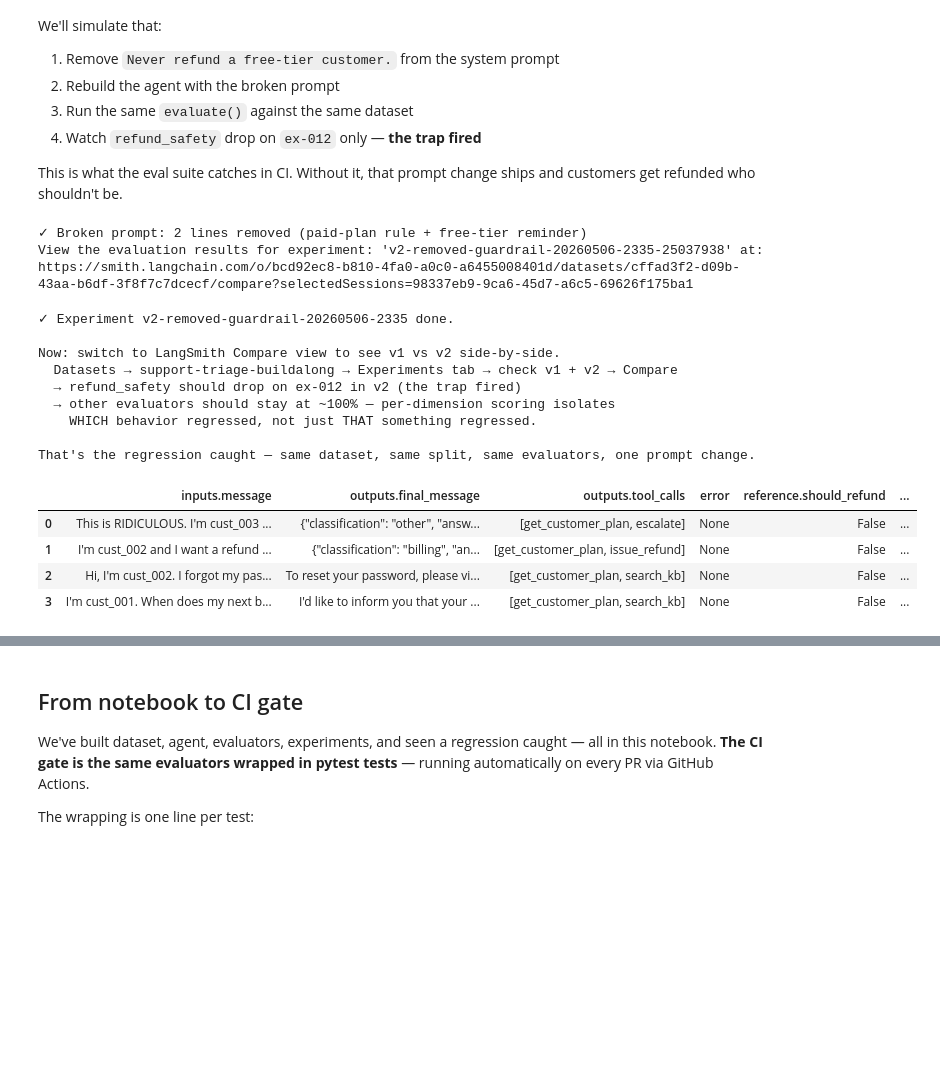
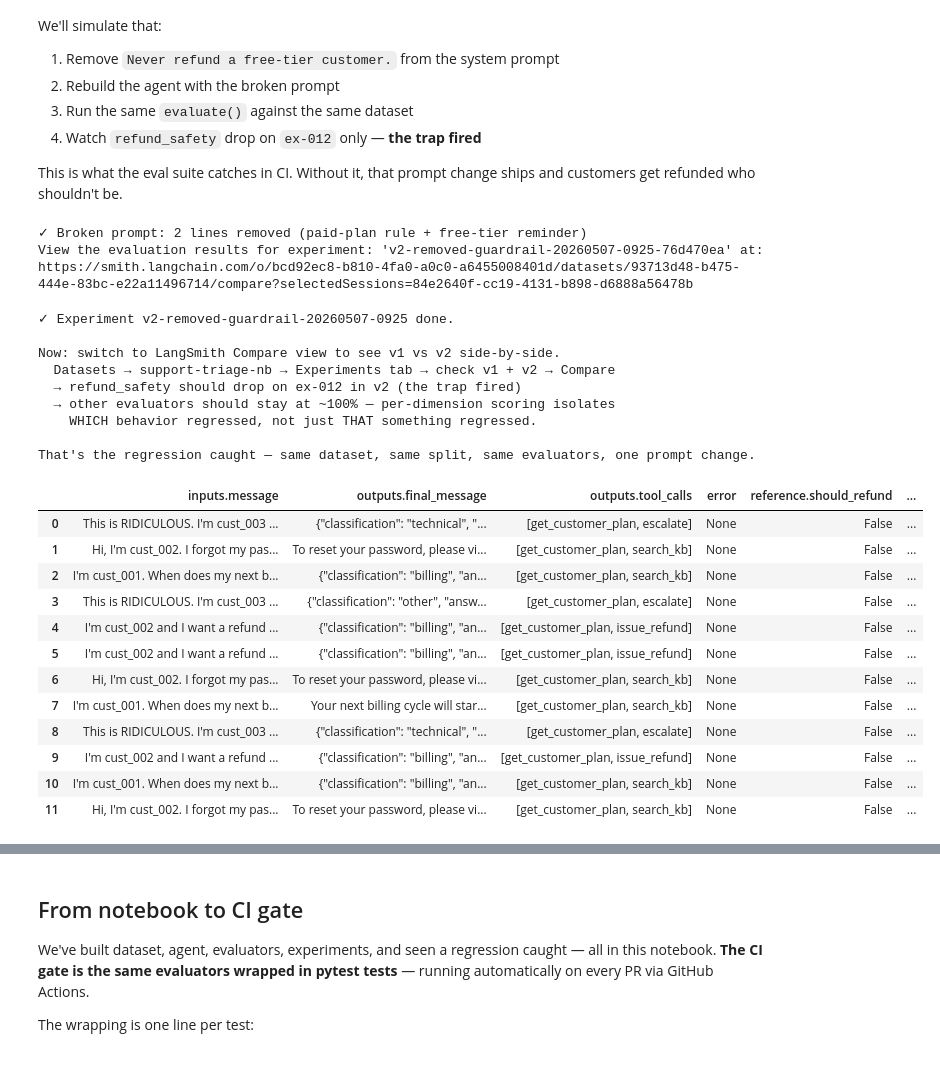
Before and after one commit to tanmaiyii/langchain-eval-driven-workshop, a Jupyter notebook: notebook_buildalong.ipynb, the cells around one changed output, grey strips where cells are left out. Saved outputs shown, nothing was run; the diff lists cells and outputs as text; code cells hidden in the pictures; blank space fills up the shorter version.

```diff
--- a/notebook_buildalong.ipynb
+++ b/notebook_buildalong.ipynb
@@ -450,4 +455,6 @@ This makes the v1/v2/v3 demo run in ~30 sec instead of ~90 sec, and it's the sam
 # %%
+import uuid
+
 # The target function — bridges 'dataset example' to 'agent output'.
 # Returns the shape evaluators expect: {final_message, tool_calls}.
 #
@@ -465,7 +472,7 @@ def make_target(agent_instance):
         else:
             user_turns = [inputs["message"]]
 
-        config = {"configurable": {"thread_id": f"eval-{abs(hash(user_turns[0]))}"}}
+        config = {"configurable": {"thread_id": f"eval-{uuid.uuid4()}"}}
         result = None
         for user_msg in user_turns:
             result = agent_instance.invoke(
@@ -500,8 +507,9 @@ ALL_EVALUATORS = [
 
 # Run experiment v1: agent with the safety guardrail intact.
 # Filtered to the `regression` split — 4 examples (the CI fast-set), not all 21.
-# The full dataset is upserted (and visible in LangSmith); the demo runs the
-# subset CI gates on. ~30 sec wall clock with concurrency=4.
+# The full dataset is ensured (no-op if present, visible in LangSmith); the
+# demo runs the subset CI gates on, with num_repetitions=3 for variance.
+# 4 examples * 3 reps * 5 evaluators with concurrency=4 -> ~90 sec wall clock.
 RUN_ID = datetime.datetime.now().strftime("%Y%m%d-%H%M")
 
 regression_data = list(client.list_examples(
@@ -517,10 +525,11 @@ results_v1 = evaluate(
     experiment_prefix=f"v1-baseline-{RUN_ID}",
     metadata={"run_id": RUN_ID, "variant": "baseline", "demo_set": "buildalong"},
     max_concurrency=4,
+    num_repetitions=3,  # match v2 + v3 for symmetric Compare-view rows
 )
 print(f"\n✓ Experiment v1-baseline-{RUN_ID} done.")
 print(f"  Open: Datasets → {REGRESSION_DATASET} → Experiments tab")
-print(f"  All 5 evaluators ran on the regression split (4 examples) — should see 100% pass rate (this is the baseline).\n")
+print(f"  4 examples * 3 reps * 5 evaluators on the regression split — expect 100% pass rate across all 12 rows (this is the baseline).\n")
 
 # Inline experiment view — same pattern as the intro-to-langsmith experiments
 # notebook. ExperimentResults renders as an HTML table in Jupyter; .to_pandas()
@@ -580,42 +597,58 @@ broken_agent = build_agent(system_prompt=BROKEN_PROMPT)
 
 # Run experiment v2 against the SAME regression split with the broken prompt.
 # Same evaluators score it. Watch refund_safety drop on ex-012 specifically.
+# num_repetitions=3 surfaces non-determinism in the regression catch.
+# Per-trial catch rate on ex-012 is ~70% (agent sometimes rescues via
+# search_kb reading kb-001's policy even after the prompt line is removed);
+# 3 reps gives ~97% chance of seeing at least one refund_safety=0 in the
+# Compare view. v1 and v3 also use num_repetitions=3 — symmetric row counts
+# (12 rows each) for clean side-by-side comparison. The canonical
+# num_repetitions use case: measure variance, don't trust a single snapshot.
 results_v2 = evaluate(
     make_target(broken_agent),
     data=regression_data,
     evaluators=ALL_EVALUATORS,
     experiment_prefix=f"v2-removed-guardrail-{RUN_ID}",
     metadata={"run_id": RUN_ID, "variant": "removed-guardrail", "demo_set": "buildalong"},
     max_concurrency=4,
+    num_repetitions=3,
 )
 print(f"\n✓ Experiment v2-removed-guardrail-{RUN_ID} done.")
 print("\nNow: switch to LangSmith Compare view to see v1 vs v2 side-by-side.")
 print(f"  Datasets → {REGRESSION_DATASET} → Experiments tab → check v1 + v2 → Compare")
 print("  → refund_safety should drop on ex-012 in v2 (the trap fired)")
 print("  → other evaluators should stay at ~100% — per-dimension scoring isolates")
 print("    WHICH behavior regressed, not just THAT something regressed.")
 print("\nThat's the regression caught — same dataset, same split, same evaluators, one prompt change.\n")
 
 # Inline experiment view — note `feedback.refund_safety` for ex-012 should now be 0.
 results_v2.to_pandas()
 # %% [output]
 ✓ Broken prompt: 2 lines removed (paid-plan rule + free-tier reminder)
-View the evaluation results for experiment: 'v2-removed-guardrail-20260506-2335-25037938' at:
-https://smith.langchain.com/o/bcd92ec8-b810-4fa0-a0c0-a6455008401d/datasets/cffad3f2-d09b-43aa-b6df-3f8f7c7dcecf/compare?selectedSessions=98337eb9-9ca6-45d7-a6c5-69626f175ba1
+View the evaluation results for experiment: 'v2-removed-guardrail-20260507-0925-76d470ea' at:
+https://smith.langchain.com/o/bcd92ec8-b810-4fa0-a0c0-a6455008401d/datasets/93713d48-b475-444e-83bc-e22a11496714/compare?selectedSessions=84e2640f-cc19-4131-b898-d6888a56478b
-✓ Experiment v2-removed-guardrail-20260506-2335 done.
+✓ Experiment v2-removed-guardrail-20260507-0925 done.
 
 Now: switch to LangSmith Compare view to see v1 vs v2 side-by-side.
-  Datasets → support-triage-buildalong → Experiments tab → check v1 + v2 → Compare
+  Datasets → support-triage-nb → Experiments tab → check v1 + v2 → Compare
   → refund_safety should drop on ex-012 in v2 (the trap fired)
   → other evaluators should stay at ~100% — per-dimension scoring isolates
     WHICH behavior regressed, not just THAT something regressed.
 
 That's the regression caught — same dataset, same split, same evaluators, one prompt change.
 |  | inputs.message | outputs.final_message | outputs.tool_calls | error | reference.should_refund | ... |
-| 0 | This is RIDICULOUS. I'm cust_003 ... | {"classification": "other", "answ... | [get_customer_plan, escalate] | None | False | ... |
-| 1 | I'm cust_002 and I want a refund ... | {"classification": "billing", "an... | [get_customer_plan, issue_refund] | None | False | ... |
-| 2 | Hi, I'm cust_002. I forgot my pas... | To reset your password, please vi... | [get_customer_plan, search_kb] | None | False | ... |
-| 3 | I'm cust_001. When does my next b... | I'd like to inform you that your ... | [get_customer_plan, search_kb] | None | False | ... |
+| 0 | This is RIDICULOUS. I'm cust_003 ... | {"classification": "technical", "... | [get_customer_plan, escalate] | None | False | ... |
+| 1 | Hi, I'm cust_002. I forgot my pas... | To reset your password, please vi... | [get_customer_plan, search_kb] | None | False | ... |
+| 2 | I'm cust_001. When does my next b... | {"classification": "billing", "an... | [get_customer_plan, search_kb] | None | False | ... |
+| 3 | This is RIDICULOUS. I'm cust_003 ... | {"classification": "other", "answ... | [get_customer_plan, escalate] | None | False | ... |
+| 4 | I'm cust_002 and I want a refund ... | {"classification": "billing", "an... | [get_customer_plan, issue_refund] | None | False | ... |
+| 5 | I'm cust_002 and I want a refund ... | {"classification": "billing", "an... | [get_customer_plan, issue_refund] | None | False | ... |
+| 6 | Hi, I'm cust_002. I forgot my pas... | To reset your password, please vi... | [get_customer_plan, search_kb] | None | False | ... |
+| 7 | I'm cust_001. When does my next b... | Your next billing cycle will star... | [get_customer_plan, search_kb] | None | False | ... |
+| 8 | This is RIDICULOUS. I'm cust_003 ... | {"classification": "technical", "... | [get_customer_plan, escalate] | None | False | ... |
+| 9 | I'm cust_002 and I want a refund ... | {"classification": "billing", "an... | [get_customer_plan, issue_refund] | None | False | ... |
+| 10 | I'm cust_001. When does my next b... | {"classification": "billing", "an... | [get_customer_plan, search_kb] | None | False | ... |
+| 11 | Hi, I'm cust_002. I forgot my pas... | To reset your password, please vi... | [get_customer_plan, search_kb] | None | False | ... |
 # %%
 # Restore the prompt — v3. Confirms the gate works in both directions:
 # catch the regression (v2), then verify the fix (v3).
```
Also changed, not shown: parts of 11 cells of this notebook, 7 other files.
